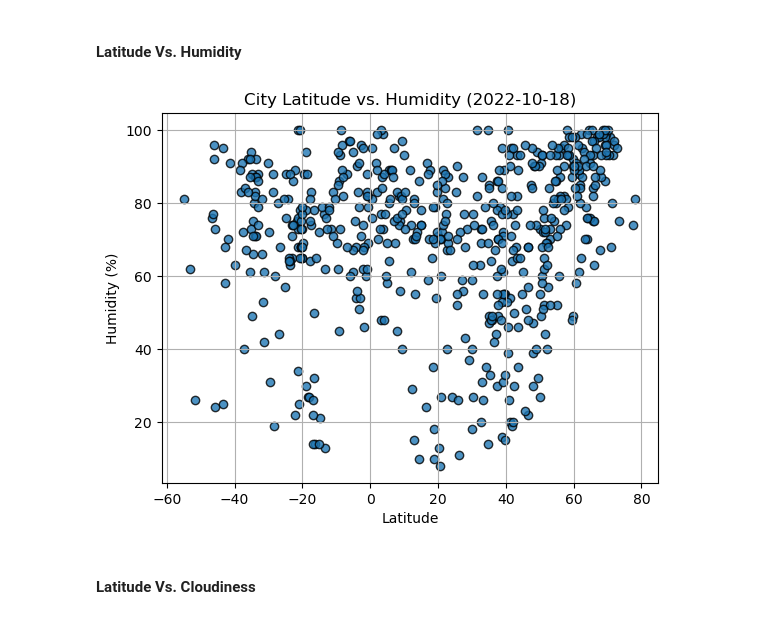
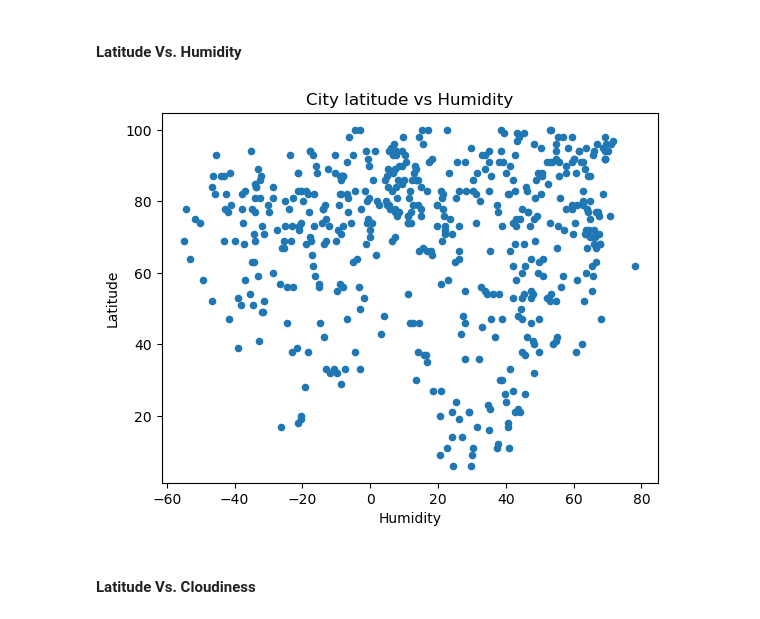
Before and after one commit to Felo2023/python-api-challenge, a Jupyter notebook: Starter_Code/starter_code/WeatherPy - FJGD.ipynb, the cells around one changed output. Saved outputs shown, nothing was run; the diff lists cells and outputs as text; code cells hidden in the pictures.

```diff
--- a/Starter_Code/starter_code/WeatherPy - FJGD.ipynb
+++ b/Starter_Code/starter_code/WeatherPy - FJGD.ipynb
@@ -208,17 +210,20 @@ FileNotFoundError: [Errno 2] No such file or directory: 'output_data/Fig1.png'
 # %%
 # Build the scatter plots for latitude vs. humidity
 # YOUR CODE HERE
-
+city_data_df.plot.scatter('Lat','Humidity')
 # Incorporate the other graph properties
 # YOUR CODE HERE
-
+plt.xlabel('Humidity')
+plt.ylabel('Latitude')
+plt.title('City latitude vs Humidity')
 # Save the figure
-plt.savefig("output_data/Fig2.png")
+plt.savefig("../output_data/Fig2.png")
 
 # Show plot
+
 plt.show()
 # %% [output]
-[figure, old version]
+[figure, new version]
 # %% [markdown]
 #### Latitude Vs. Cloudiness
 # %%
```
Also changed, not shown: parts of 29 cells of this notebook, 5 other files.
